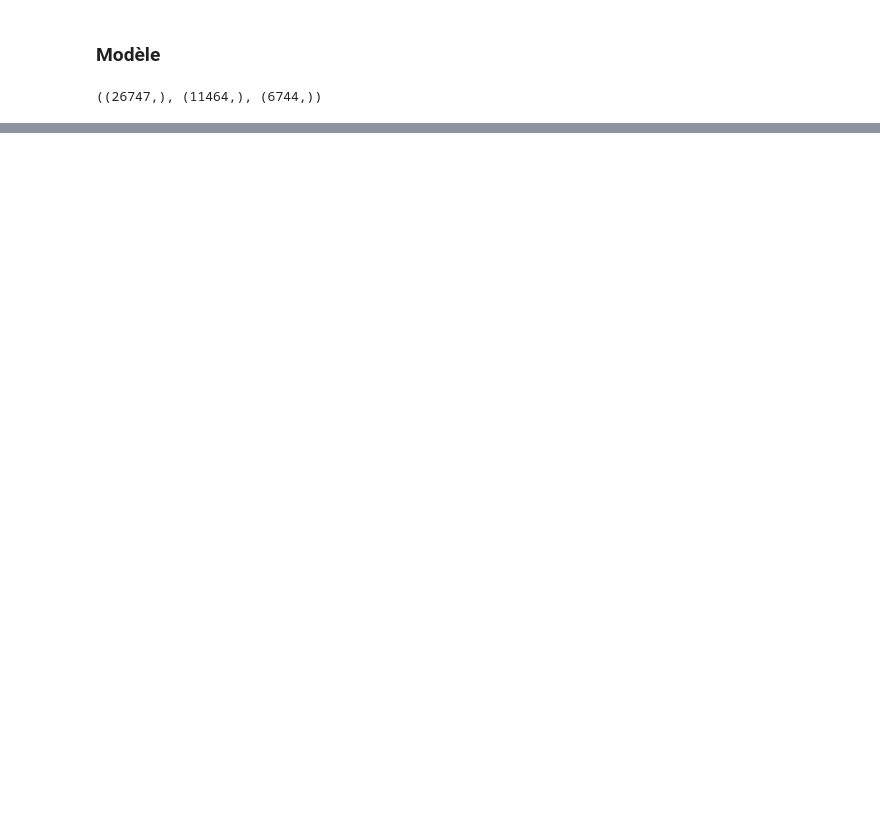
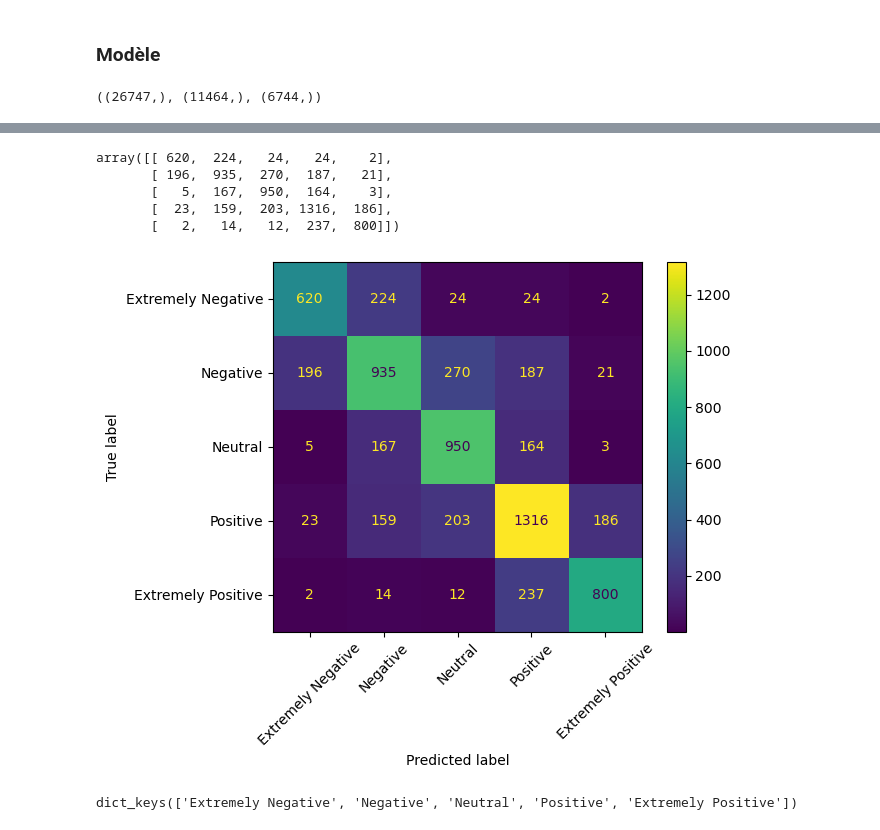
Before and after one commit to MarcGLOAGUEN/pandemic_covid19, a Jupyter notebook: NLP.ipynb, the cells around one changed output, grey strips where cells are left out. Saved outputs shown, nothing was run; the diff lists cells and outputs as text; code cells hidden in the pictures; blank space fills up the shorter version.

```diff
--- a/NLP.ipynb
+++ b/NLP.ipynb
@@ -191,0 +248,2 @@ int_test_ds = test_ds.map(lambda x, y: (text_vectorization(x), y), num_parallel_
+# %%
+prediction = model.predict(X_test)
@@ -191,0 +263,2 @@ int_test_ds = test_ds.map(lambda x, y: (text_vectorization(x), y), num_parallel_
+# %%
+y_pred = ((np.around(prediction[:,0] * 2))/2)
@@ -191,0 +267,2 @@ int_test_ds = test_ds.map(lambda x, y: (text_vectorization(x), y), num_parallel_
+# %%
+y_pred = (y_pred +1) * 2
@@ -191,0 +277,2 @@ int_test_ds = test_ds.map(lambda x, y: (text_vectorization(x), y), num_parallel_
+# %%
+y_test = y_test-2
@@ -191,0 +309,31 @@ int_test_ds = test_ds.map(lambda x, y: (text_vectorization(x), y), num_parallel_
+# %%
+confusion_matrix(y_test, y_pred)
+# %% [output]
+array([[ 620,  224,   24,   24,    2],
+       [ 196,  935,  270,  187,   21],
+       [   5,  167,  950,  164,    3],
+       [  23,  159,  203, 1316,  186],
+       [   2,   14,   12,  237,  800]])
+# %%
+cm = confusion_matrix(y_test, y_pred)
+
+# Create the ConfusionMatrixDisplay
+disp = ConfusionMatrixDisplay(confusion_matrix=cm, display_labels=list(sentiment_mapping.keys()))
+
+# Plot the confusion matrix
+ax = disp.plot().ax_
+
+# Set the background color; RGB values are scaled to [0, 1]
+ax.set_facecolor((100/255, 100/255, 100/255))
+
+# Rotate x-axis labels for better readability
+plt.xticks(rotation=45)
+
+# Display the plot
+plt.show()
+# %% [output]
+[figure, added]
+# %%
+sentiment_mapping.keys()
+# %% [output]
+dict_keys(['Extremely Negative', 'Negative', 'Neutral', 'Positive', 'Extremely Positive'])
```
Also changed, not shown: parts of 25 cells of this notebook, 14 other files.
